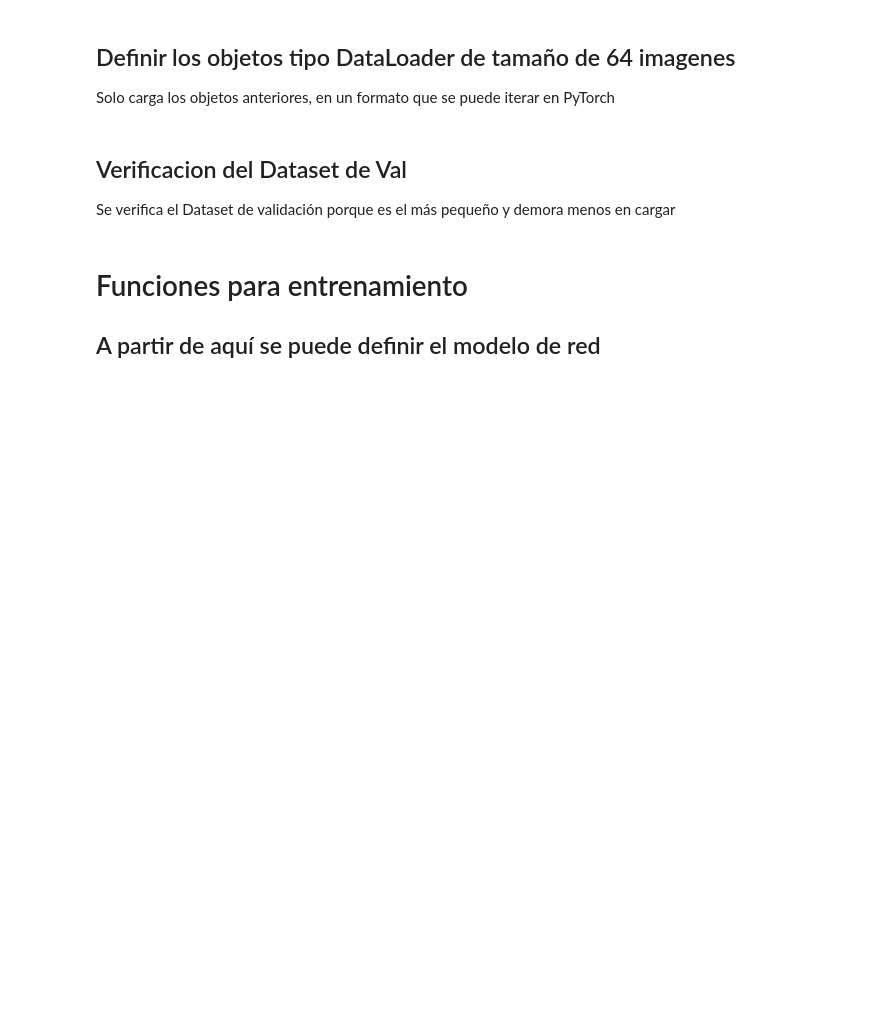
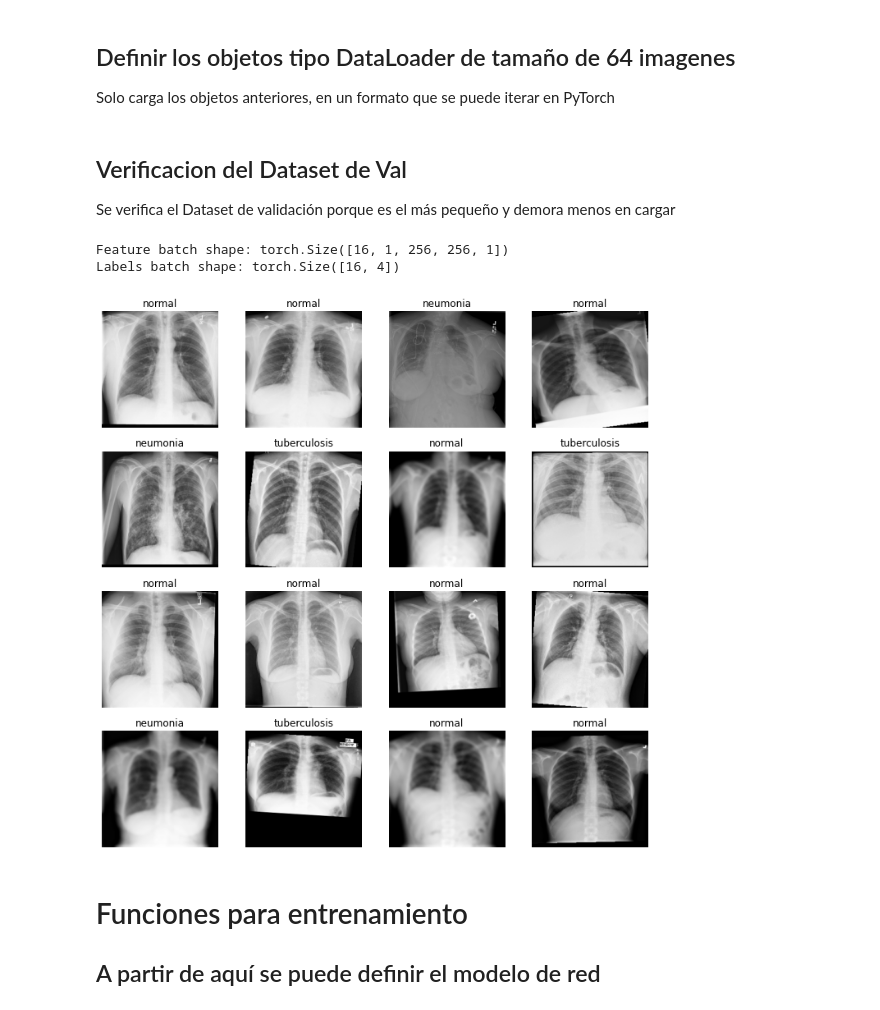
Before and after one commit to isdrael4590/DIALUNG, a Jupyter notebook: notebooks/cargarDatasetColab.ipynb, the cells around one changed output. Cells and saved outputs as stored; diff of their text form; code cells hidden in the pictures; blank space fills up the shorter version.

```diff
--- a/notebooks/cargarDatasetColab.ipynb
+++ b/notebooks/cargarDatasetColab.ipynb
@@ -220,12 +213,12 @@ class crearDatasetDIALUNG(Dataset):
         img_path = os.path.join(self.img_dir, self.img_labels.iloc[idx, 0]) #Busco el nombre de la imagen en la columna cero
         image = read_image(img_path, io.image.ImageReadMode.GRAY) #transformo mi imagen directamente a Escala de grises
         label = self.img_labels.iloc[idx, 1] #Busco el nombre de la etiqueta el DataFrame
-        ancho_imagen, alto_imagen = image.shape[1:3]
-        image = torch.reshape(image, (1, alto_imagen, ancho_imagen, 1))#Formato TORCHIO Tensor 4D
+        image = torch.unsqueeze(image, 3) ## Añade una dimensión al vector 4D
         if self.transform: #Aplico transformacion(es) de la imagen
             image = self.transform(image)
         if self.target_transform: #Aplico transformacion(es) a los labels
             label = self.target_transform(label)
+        #image = torch.reshape(image, (capas_imagen, alto_imagen, ancho_imagen, 1))#Formato TORCHIO Tensor 4D
         return image, label
 # %% [markdown]
 ## Crear los objetos de tipo crearDatasetDIALUNG que definimos anteriormente
@@ -239,0 +236,19 @@ Sino se ha cambiado ninguna variable, solo faltaría añadir transformaciones si
+# %%
+#Tamaño deseado de la imagen
+ancho_imagen_deseado  = 256
+alto_imagen_deseado =  256
+#Variables de rotación
+probabilidad_rotacion = 0.15
+angulo_rotacion_grados = 15
+#Variables de Blur
+probabilidad_blur = 0.15
+std_filtro_gaussiano = (2, 2)
+#Variables de Ruido
+probabilidad_ruido = 0.15
+std_ruido_gaussiano = (0, 0.25)
+mean_ruido_gaussiano = 0
+# Variables de Desplazamiento
+probabilidad_desplazamiento = 0.15
+desplazamiento_x_y = (1, 1) #1 mm de desplazamiento en ambos ejes
+# Tamaño del batch
+batch_size = 16
@@ -269,25 +286,34 @@ val_datasetDIALUNG = crearDatasetDIALUNG(dataset_val, direccion_dataset_imagenes
 Solo carga los objetos anteriores, en un formato que se puede iterar en PyTorch
 # %%
 from torch.utils.data import DataLoader #Clase dataloader para cargar en PyTorch los objetos de tipo Dataset
-batch_size = 4
+
 #Creo objetos de tipo DataLoader en lotes de 64 imagenes y barajeados aleatoriamente
-train_dataloader = DataLoader(train_datasetDIALUNG, batch_size=batch_size, shuffle=True)
-test_dataloader = DataLoader(test_datasetDIALUNG, batch_size=batch_size, shuffle=True)
-val_dataloader = DataLoader(val_datasetDIALUNG, batch_size=batch_size, shuffle=True)
+train_dataloader = DataLoader(train_datasetDIALUNG, batch_size=batch_size, shuffle=True, num_workers =  0)
+test_dataloader = DataLoader(test_datasetDIALUNG, batch_size=batch_size, shuffle=True, num_workers = 0)
+val_dataloader = DataLoader(val_datasetDIALUNG, batch_size=batch_size, shuffle=True, num_workers = 0)
 # %% [markdown]
 ## Verificacion del Dataset de Val
 Se verifica el Dataset de validación porque es el más pequeño y demora menos en cargar
 # %%
 import matplotlib.pyplot as plt
 # Display image and label.
+figure = plt.figure(figsize=(12, 12))
+cols, rows = 4, 4
 train_features, train_labels = next(iter(val_dataloader))
 print(f"Feature batch shape: {train_features.size()}")
 print(f"Labels batch shape: {train_labels.size()}")
-img = train_features[0].squeeze()
-label = train_labels[0]
-plt.imshow(img, cmap="gray")
+for i in range(1, cols * rows + 1):
+  img = train_features[i-1].squeeze()
+  label = mapa_condiciones[int(torch.argmax(train_labels[i-1]))]
+  figure.add_subplot(rows, cols, i)
+  plt.title(label)
+  plt.axis("off")
+  plt.imshow(img, cmap="gray")
 plt.show()
-print(f"Label one-hot encoding: {label} Categoria: {mapa_condiciones[int(torch.argmax(label))]}")
+# %% [output]
+Feature batch shape: torch.Size([16, 1, 256, 256, 1])
+Labels batch shape: torch.Size([16, 4])
+[figure, added]
 # %% [markdown]
 # Funciones para entrenamiento
 ## A partir de aquí se puede definir el modelo de red
```
Also changed, not shown: parts of 6 cells of this notebook.
